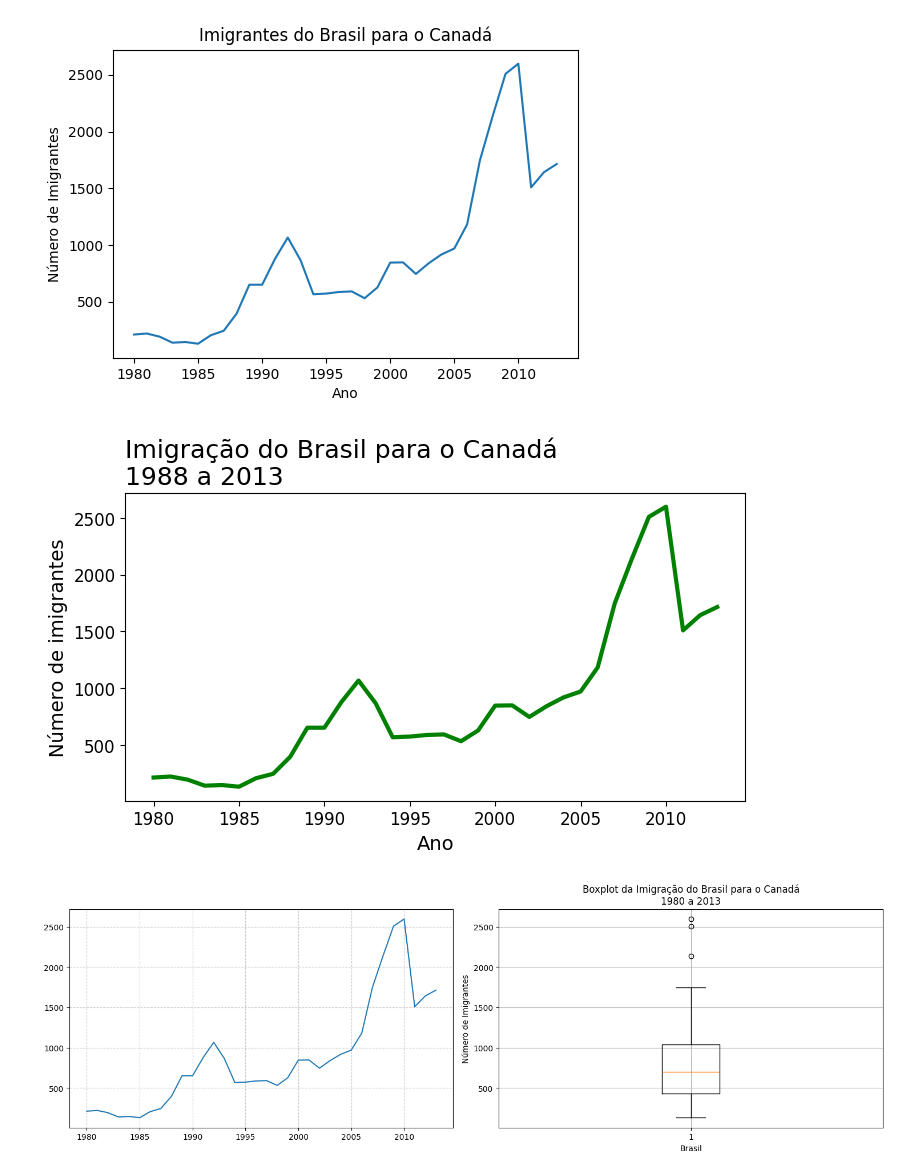
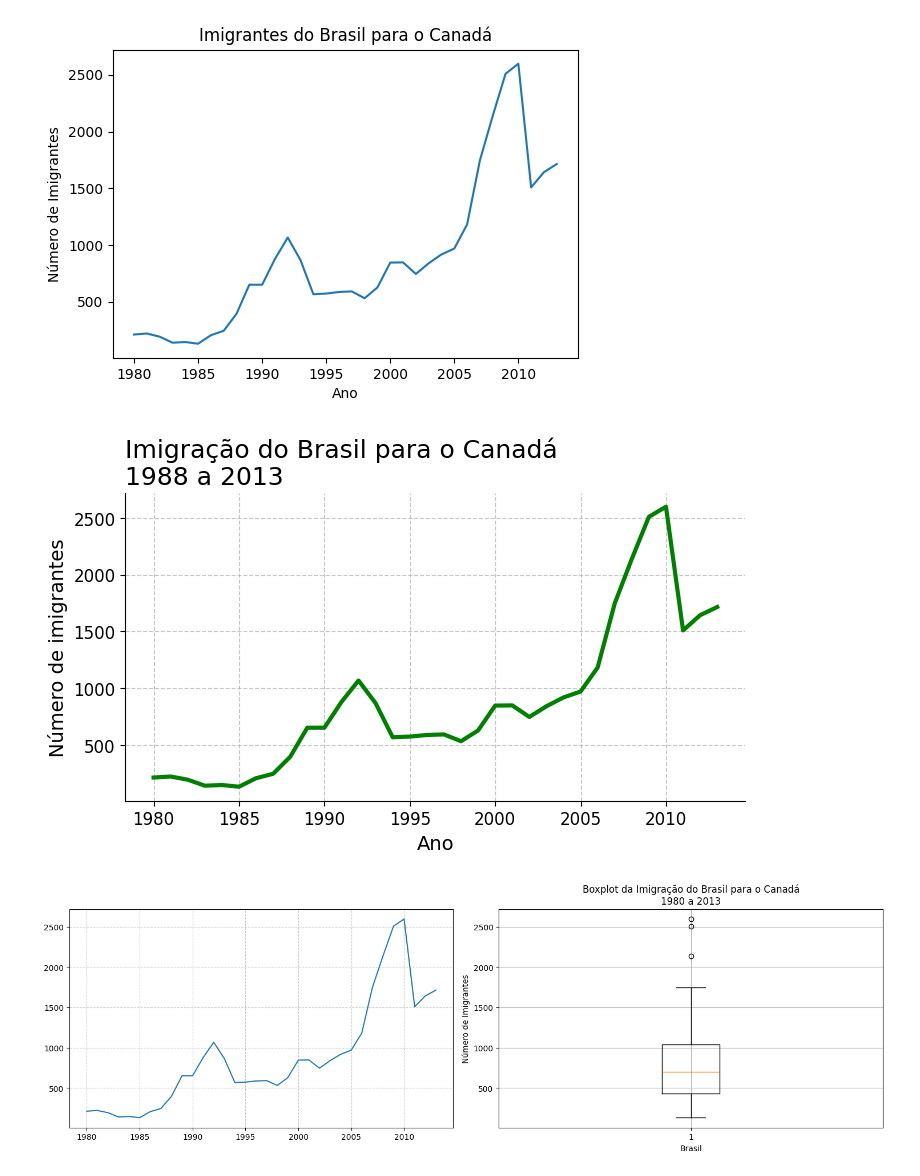
Before and after one commit to moises-rb/DataScienceOne, a Jupyter notebook: Data_Visualization_Criando_Gráficos/Projeto_Data_Visualization.ipynb, the cells around one changed output. Drawn from its saved outputs; the diff is of its cells as text; code cells hidden in the pictures.

```diff
--- a/Data_Visualization_Criando_Gráficos/Projeto_Data_Visualization.ipynb
+++ b/Data_Visualization_Criando_Gráficos/Projeto_Data_Visualization.ipynb
@@ -142,17 +142,22 @@ plt.show()
 # %%
 fig, ax = plt.subplots(figsize=(8, 4))
 ax.plot(dados_brasil['ano'], dados_brasil['imigrantes'], lw=3, color='g')
 ax.set_title('Imigração do Brasil para o Canadá\n1988 a 2013', fontsize=18, loc='left')
 ax.set_xlabel('Ano', fontsize=14)
 ax.set_ylabel('Número de imigrantes', fontsize=14)
 ax.xaxis.set_tick_params(labelsize=12)
 ax.yaxis.set_tick_params(labelsize=12)
 ax.xaxis.set_major_locator(plt.MultipleLocator(5))
 
+ax.spines['top'].set_visible(False)
+ax.spines['right'].set_visible(False)
 
+ax.grid(True, linestyle='--', alpha=0.7)
+
+fig.savefig('imigracao_brasil_canada.png', transparent=False, dpi=300, bbox_inches='tight')
 plt.show()
 # %% [output]
-[figure, old version]
+[figure, new version]
 # %%
 fig, axs = plt.subplots(1, 2, figsize=(15, 5))
 
```
Also changed, not shown: parts of 17 cells of this notebook.
